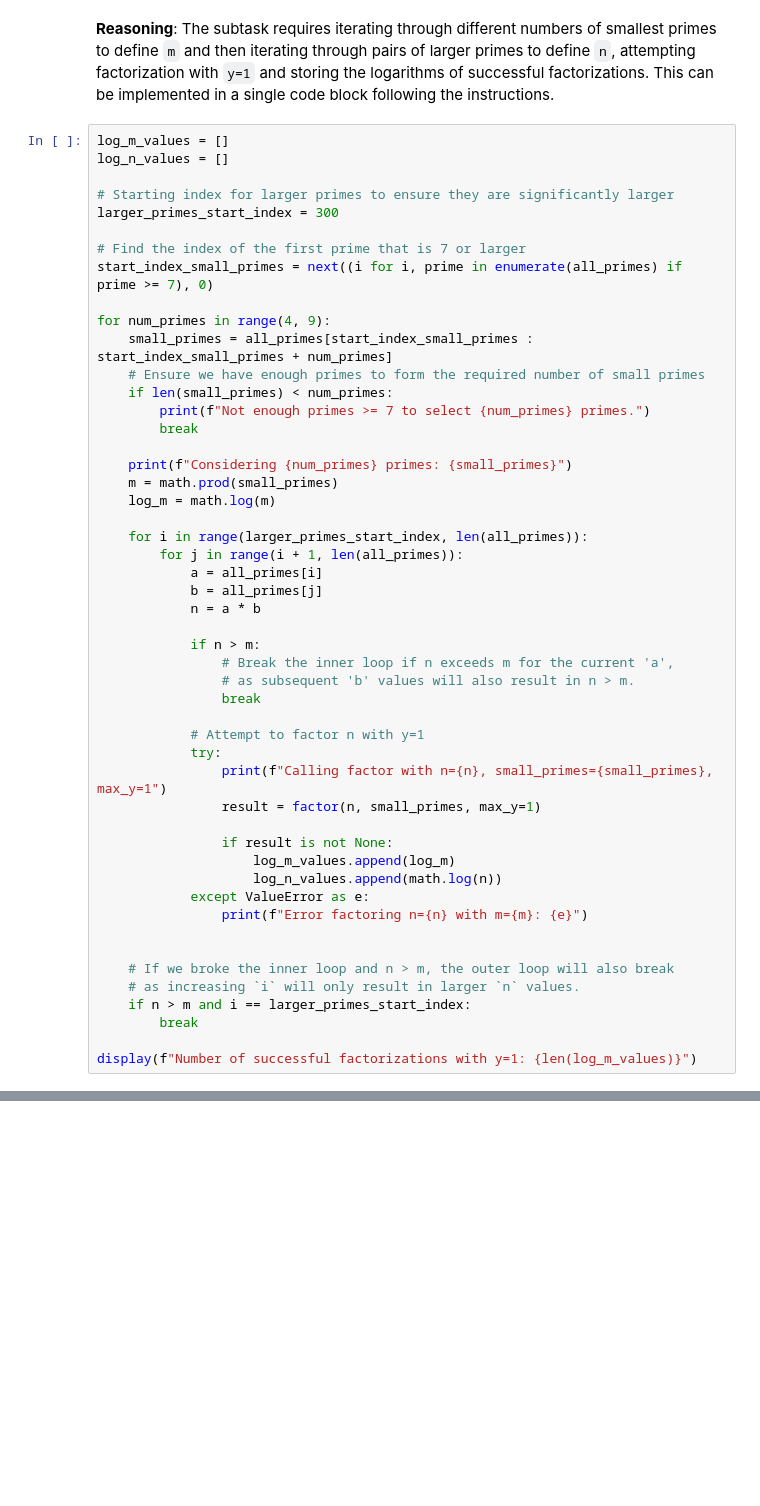
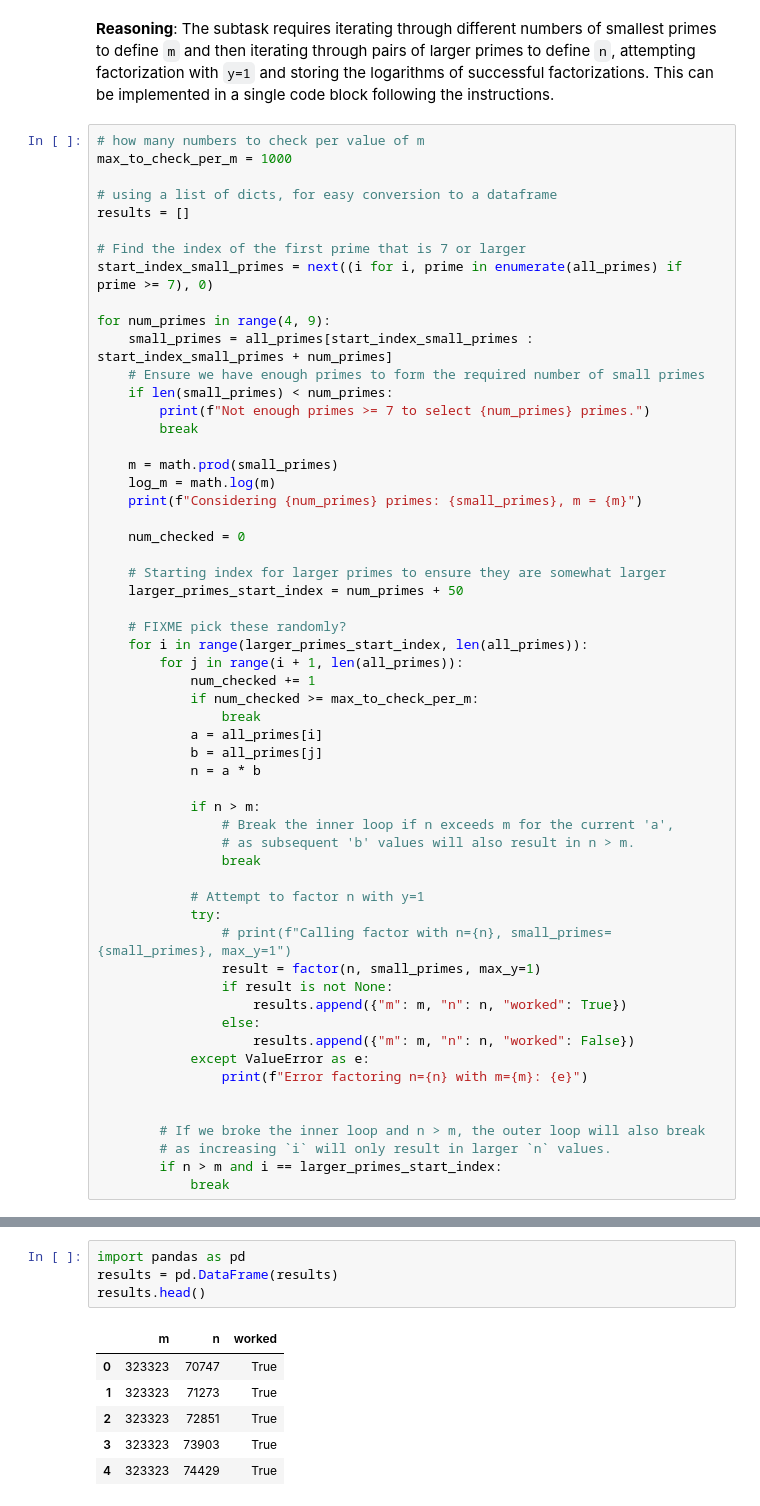
Before and after one commit to joshtburdick/misc, a Jupyter notebook: plog/Factoring3.ipynb, the cells around one changed output, grey strips where cells are left out. Saved outputs shown, nothing was run; the diff lists cells and outputs as text; blank space fills up the shorter version.

```diff
--- a/plog/Factoring3.ipynb
+++ b/plog/Factoring3.ipynb
@@ -328,11 +312,11 @@ Iterate through different numbers of the smallest primes (from 4 to 8) to define
 **Reasoning**:
 The subtask requires iterating through different numbers of smallest primes to define `m` and then iterating through pairs of larger primes to define `n`, attempting factorization with `y=1` and storing the logarithms of successful factorizations. This can be implemented in a single code block following the instructions.
 # %%
-log_m_values = []
-log_n_values = []
+# how many numbers to check per value of m
+max_to_check_per_m = 1000
 
-# Starting index for larger primes to ensure they are significantly larger
-larger_primes_start_index = 300
+# using a list of dicts, for easy conversion to a dataframe
+results = []
 
 # Find the index of the first prime that is 7 or larger
 start_index_small_primes = next((i for i, prime in enumerate(all_primes) if prime >= 7), 0)
@@ -344,12 +328,21 @@ for num_primes in range(4, 9):
         print(f"Not enough primes >= 7 to select {num_primes} primes.")
         break
 
-    print(f"Considering {num_primes} primes: {small_primes}")
     m = math.prod(small_primes)
     log_m = math.log(m)
+    print(f"Considering {num_primes} primes: {small_primes}, m = {m}")
 
+    num_checked = 0
+
+    # Starting index for larger primes to ensure they are somewhat larger
+    larger_primes_start_index = num_primes + 50
+
+    # FIXME pick these randomly?
     for i in range(larger_primes_start_index, len(all_primes)):
         for j in range(i + 1, len(all_primes)):
+            num_checked += 1
+            if num_checked >= max_to_check_per_m:
+                break
             a = all_primes[i]
             b = all_primes[j]
             n = a * b
@@ -361,20 +354,18 @@ for num_primes in range(4, 9):
 
             # Attempt to factor n with y=1
             try:
-                print(f"Calling factor with n={n}, small_primes={small_primes}, max_y=1")
+                # print(f"Calling factor with n={n}, small_primes={small_primes}, max_y=1")
                 result = factor(n, small_primes, max_y=1)
-
                 if result is not None:
-                    log_m_values.append(log_m)
-                    log_n_values.append(math.log(n))
+                    results.append({"m": m, "n": n, "worked": True})
+                else:
+                    results.append({"m": m, "n": n, "worked": False})
             except ValueError as e:
                 print(f"Error factoring n={n} with m={m}: {e}")
 
 
-    # If we broke the inner loop and n > m, the outer loop will also break
-    # as increasing `i` will only result in larger `n` values.
-    if n > m and i == larger_primes_start_index:
-        break
-
-display(f"Number of successful factorizations with y=1: {len(log_m_values)}")
+        # If we broke the inner loop and n > m, the outer loop will also break
+        # as increasing `i` will only result in larger `n` values.
+        if n > m and i == larger_primes_start_index:
+            break
 # %% [output]
@@ -444,0 +377,11 @@ display(f"Number of successful factorizations with y=1: {len(log_m_values)}")
+# %%
+import pandas as pd
+results = pd.DataFrame(results)
+results.head()
+# %% [output]
+|  | m | n | worked |
+| 0 | 323323 | 70747 | True |
+| 1 | 323323 | 71273 | True |
+| 2 | 323323 | 72851 | True |
+| 3 | 323323 | 73903 | True |
+| 4 | 323323 | 74429 | True |
```
Also changed, not shown: parts of 18 cells of this notebook.
